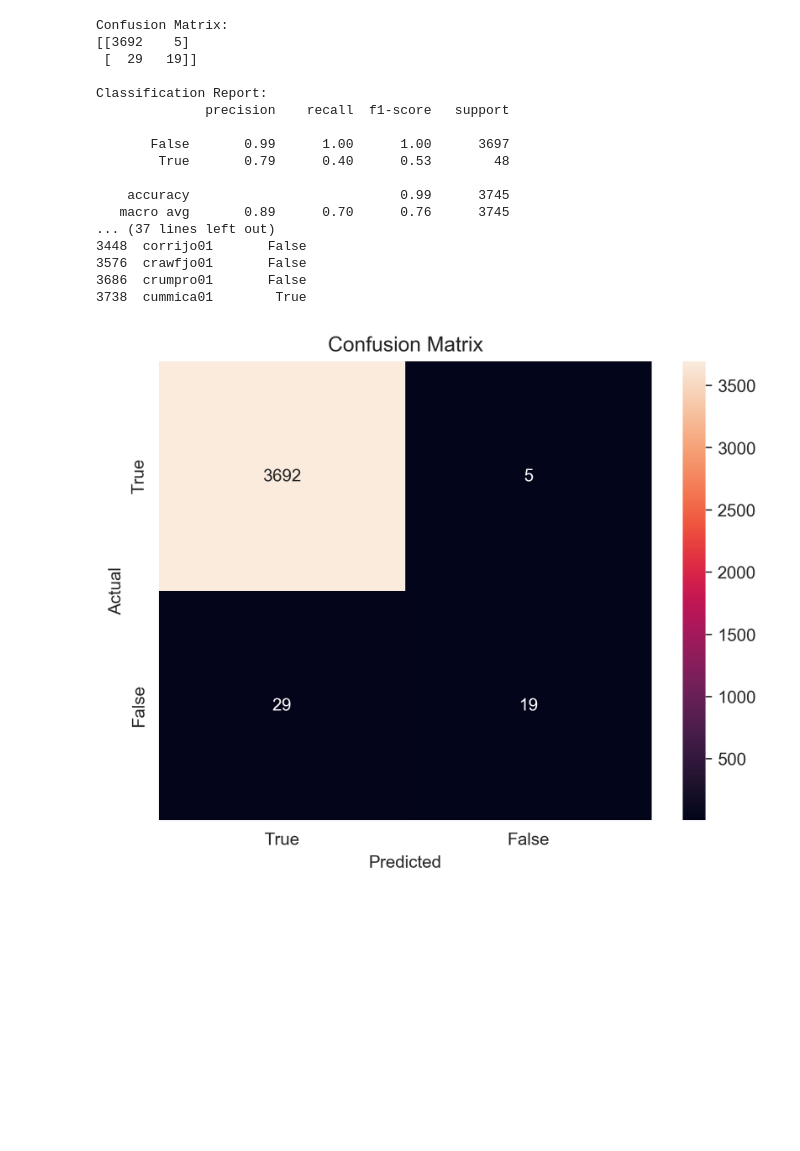
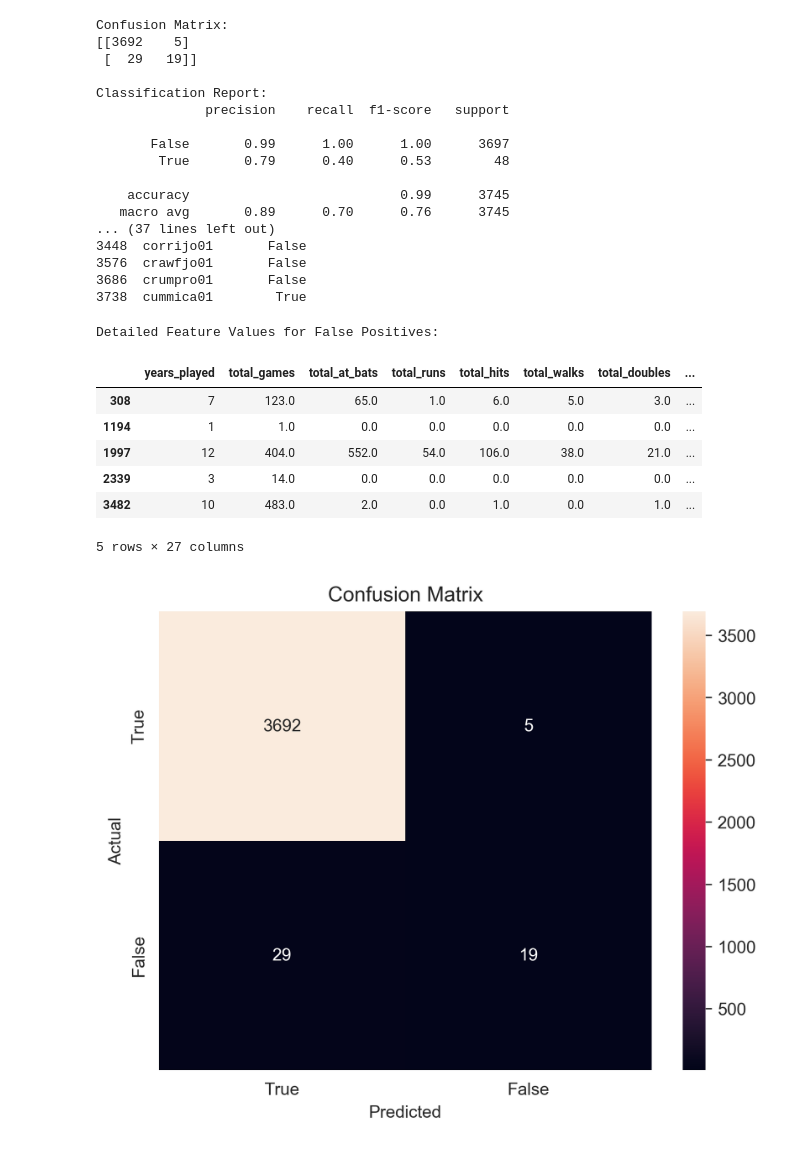
Before and after one commit to troopchris/csc5610base, a Jupyter notebook: GroupProjectM6/Troop_Logistical_Model.ipynb, the cells around one changed output. Saved outputs shown, nothing was run; the diff lists cells and outputs as text; code cells hidden in the pictures; blank space fills up the shorter version.

```diff
--- a/GroupProjectM6/Troop_Logistical_Model.ipynb
+++ b/GroupProjectM6/Troop_Logistical_Model.ipynb
@@ -81,16 +82,15 @@ Awards_Batting_HoF_df.head()
 # OG
 # X = Awards_Batting_HoF_df[['Batting_df_G', 'Batting_df_AB', 'Batting_df_R', 'Batting_df_H', 'Batting_df_2B', 'Batting_df_3B', 'Batting_df_HR', 'Batting_df_RBI', 'Batting_df_SB', 'Batting_df_CS', 'Batting_df_BB', 'Batting_df_SO', 'Batting_df_IBB', 'Batting_df_HBP', 'Batting_df_SH', 'Batting_df_SF', 'Batting_df_GIDP']]
 X = Awards_Batting_HoF_df[[
-    'total_games', 'total_at_bats', 'total_runs', 'total_hits',
-    'total_doubles', 'total_triples', 'total_home_runs', 'total_RBI',
-    'total_SB', 'total_CS', 'total_BB', 'total_SO', 'total_IBB',
-    'total_HBP', 'total_SH', 'total_SF', 'total_GIDP', 'max_HR',
-    'max_hits', 'max_SB'
-]]
+    'years_played', 'total_games', 'total_at_bats', 'total_runs', 'total_hits',
+    'total_walks', 'total_doubles', 'total_triples', 'total_home_runs',
+    'total_RBI', 'total_SB', 'total_CS', 'total_BB', 'total_SO', 'total_IBB',
+    'total_HBP', 'total_SH', 'total_SF', 'total_GIDP', 'max_HR', 'max_hits',
+    'max_SB', 'total_singles', 'batting_avg', 'OBP', 'SLG', 'OPS'
+]].fillna(0)  # Replace NaNs with 0
 
-
-y = Awards_Batting_HoF_df['HOF_status']
-
+# Ensure the target variable has no missing values
+y = Awards_Batting_HoF_df['HOF_status'].fillna(0)
 
 X_train, X_test, y_train, y_test = train_test_split(X, y, test_size=0.20, random_state=42)
 
@@ -111,8 +111,8 @@ print(classification_report(y_test, y_pred))
 
 
 # Reset indices for alignment
-y_test_reset = y_test.reset_index(drop=True)
-y_pred_reset = pd.Series(y_pred, index=y_test_reset.index)
+y_test_reset = y_test.reset_index(drop=True).astype(np.int_)
+y_pred_reset = pd.Series(y_pred, index=y_test_reset.index).astype(np.int_)
 
 # Identify false positives and false negatives
 false_positives = y_test_reset[(y_test_reset == 0) & (y_pred_reset == 1)].index
@@ -146,6 +146,19 @@ Classification Report:
 3576  crawfjo01       False
 3686  crumpro01       False
 3738  cummica01        True
+# %%
+# Display detailed feature values for false positives
+print("\nDetailed Feature Values for False Positives:")
+display(Awards_Batting_HoF_df.loc[false_positives, X.columns])
+# %% [output]
+Detailed Feature Values for False Positives:
+|  | years_played | total_games | total_at_bats | total_runs | total_hits | total_walks | total_doubles | ... |
+| 308 | 7 | 123.0 | 65.0 | 1.0 | 6.0 | 5.0 | 3.0 | ... |
+| 1194 | 1 | 1.0 | 0.0 | 0.0 | 0.0 | 0.0 | 0.0 | ... |
+| 1997 | 12 | 404.0 | 552.0 | 54.0 | 106.0 | 38.0 | 21.0 | ... |
+| 2339 | 3 | 14.0 | 0.0 | 0.0 | 0.0 | 0.0 | 0.0 | ... |
+| 3482 | 10 | 483.0 | 2.0 | 0.0 | 1.0 | 0.0 | 1.0 | ... |
+5 rows × 27 columns
 # %%
 plt.figure()
 sns.heatmap(confusion_matrix(y_test, y_pred), annot=True, fmt='d',
```
Also changed, not shown: parts of 20 cells of this notebook, 6 other files.
